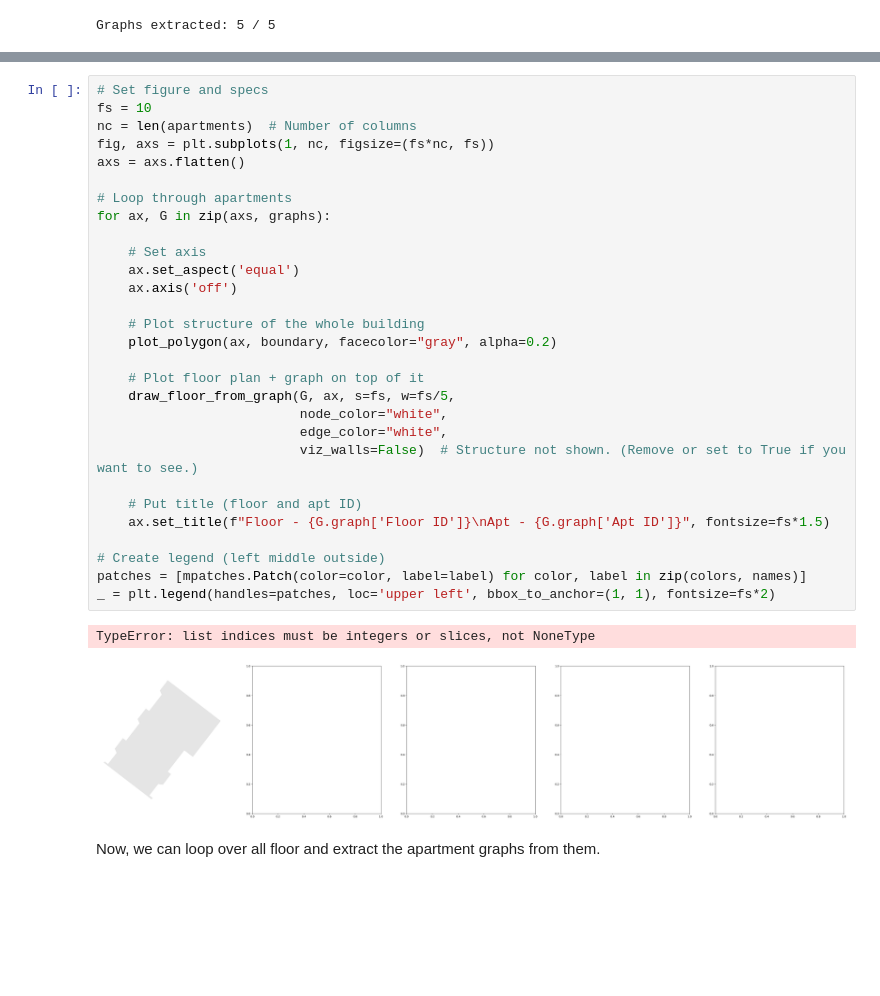
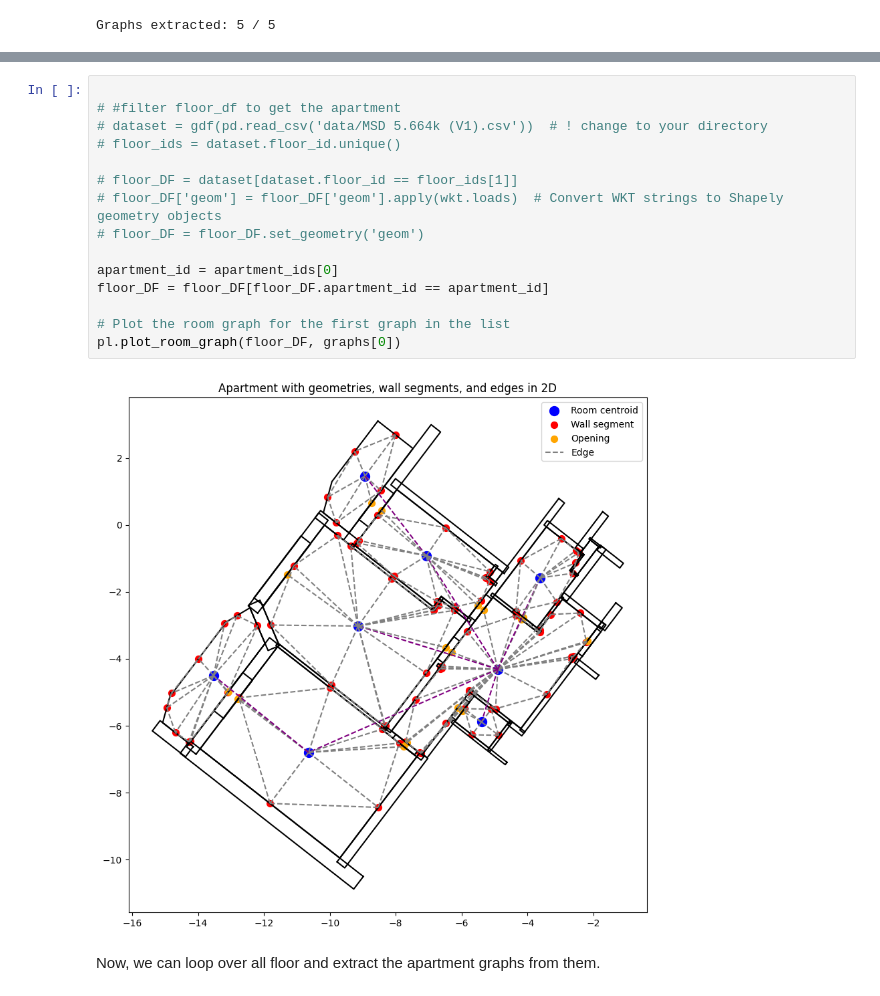
Before and after one commit to snt-arg/msd, a Jupyter notebook: NB - Data Curation 2.1 - Graph Extraction Apartment Level.ipynb, the cells around one changed output, grey strips where cells are left out. Cells and saved outputs as stored; diff of their text form; blank space fills up the shorter version.

```diff
--- a/NB - Data Curation 2.1 - Graph Extraction Apartment Level.ipynb
+++ b/NB - Data Curation 2.1 - Graph Extraction Apartment Level.ipynb
@@ -692,35 +527,20 @@ def draw_floor_from_graph(G, ax, lw=0, s=20, w=2,
-# %%
-# Set figure and specs
-fs = 10
-nc = len(apartments)  # Number of columns
-fig, axs = plt.subplots(1, nc, figsize=(fs*nc, fs))
-axs = axs.flatten()
-
-# Loop through apartments
-for ax, G in zip(axs, graphs):
-
-    # Set axis
-    ax.set_aspect('equal')
-    ax.axis('off')
-
-    # Plot structure of the whole building
-    plot_polygon(ax, boundary, facecolor="gray", alpha=0.2)
-
-    # Plot floor plan + graph on top of it
-    draw_floor_from_graph(G, ax, s=fs, w=fs/5,
-                          node_color="white",
-                          edge_color="white",
-                          viz_walls=False)  # Structure not shown. (Remove or set to True if you want to see.)
-
-    # Put title (floor and apt ID)
-    ax.set_title(f"Floor - {G.graph['Floor ID']}\nApt - {G.graph['Apt ID']}", fontsize=fs*1.5)
-
-# Create legend (left middle outside)
-patches = [mpatches.Patch(color=color, label=label) for color, label in zip(colors, names)]
-_ = plt.legend(handles=patches, loc='upper left', bbox_to_anchor=(1, 1), fontsize=fs*2)
-# %% [output]
-TypeError: list indices must be integers or slices, not NoneType
-[figure, removed]
+# %%
+
+# #filter floor_df to get the apartment
+# dataset = gdf(pd.read_csv('data/MSD 5.664k (V1).csv'))  # ! change to your directory
+# floor_ids = dataset.floor_id.unique()
+
+# floor_DF = dataset[dataset.floor_id == floor_ids[1]]
+# floor_DF['geom'] = floor_DF['geom'].apply(wkt.loads)  # Convert WKT strings to Shapely geometry objects
+# floor_DF = floor_DF.set_geometry('geom')
+
+apartment_id = apartment_ids[0]
+floor_DF = floor_DF[floor_DF.apartment_id == apartment_id]
+
+# Plot the room graph for the first graph in the list
+pl.plot_room_graph(floor_DF, graphs[0])
+# %% [output]
+[figure, added]
 # %% [markdown]
 Now, we can loop over all floor and extract the apartment graphs from them.
 # %%
```
Also changed, not shown: parts of 16 cells of this notebook.
